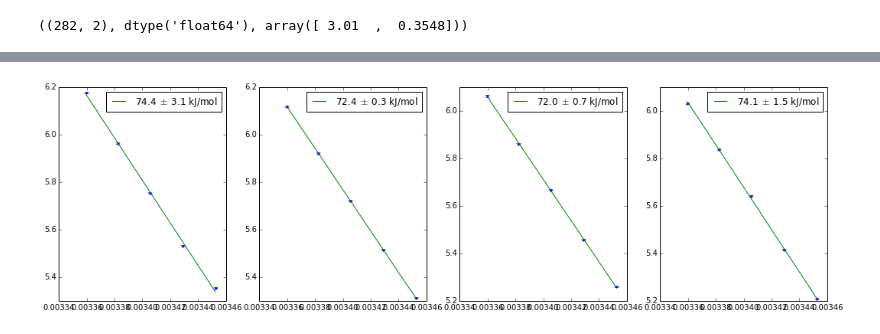
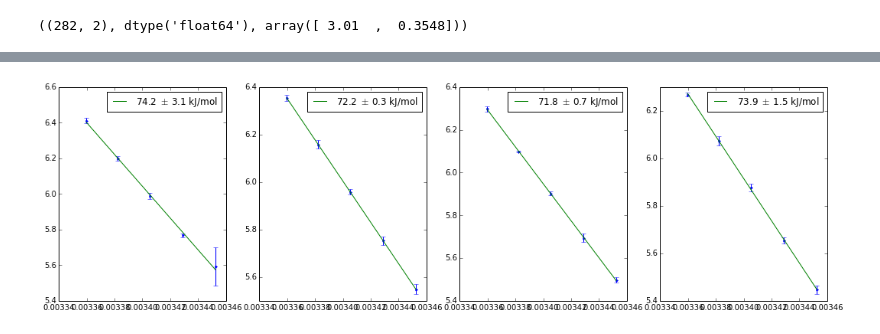
Before and after one commit to cagus/stopped_flow, a Jupyter notebook: misc/spec_data2.ipynb, the cells around one changed output, grey strips where cells are left out. Cells and saved outputs as stored; diff of their text form; code cells hidden in the pictures.

```diff
--- a/misc/spec_data2.ipynb
+++ b/misc/spec_data2.ipynb
@@ -73,10 +112,10 @@ funcs = collections.OrderedDict([
 # %%
-data = {}
+data = {}  # data files are of different lenght, hence not possible to put in one array
 def commadecimal2float(s):
     return float(s.replace(',', '.'))
 for Itok in Itoks:
     for deciC in deciCs:
-        for idx in range(7):
+        for idx in range(nreplicates):
             arr = np.loadtxt(
                 os.path.join('spec_data2', Itok, str(deciC//10) + '.' + str(deciC % 10) + '/' + str(idx+1) + '.txt'),
                 converters=dict(zip(range(2), [commadecimal2float]*2)))
@@ -153,0 +191,28 @@ rel_err.items()
+# %%
+pooled_fits = np.empty((ntoks, ntemps, nfuncs, nparams, 2))
+rel_err_k = collections.defaultdict(float)
+for idxT, deciC in enumerate(deciCs):
+    for idxI, Itok in enumerate(Itoks):
+        for idxF, funckey in enumerate(funcs):
+            weighted_sum = np.zeros(nparams)
+            sum_of_weights = np.zeros(nparams)
+            for idxR in range(nreplicates):
+                popt = all_popt[idxI, idxT, idxF, idxR, :]
+                pcov = all_pcov[idxI, idxT, idxF, idxR, :, :]
+                for idxP in range(nparams):
+                    weighted_sum[idxP] += popt[idxP]/pcov[idxP, idxP]
+                    sum_of_weights[idxP] += 1/pcov[idxP, idxP]
+            mean = weighted_sum/sum_of_weights
+            var = np.zeros(nparams)
+            for idx in range(nreplicates):
+                popt = all_popt[idxI, idxT, idxF, idxR, :]
+                pcov = all_pcov[idxI, idxT, idxF, idxR, :, :]
+                for idxP in range(nparams):
+                    var += (mean[idxP] - popt[idxP])**2/pcov[idxP, idxP]
+            var /= (nreplicates-1)*sum_of_weights
+            pooled_fits[idxI, idxT, idxF, :, 0] = mean
+            pooled_fits[idxI, idxT, idxF, :, 1] = var
+            #pooled_fits[Itok, deciC, funckey] = (kmean, kvar**0.5)
+            rel_err_k[funckey] += var[0]**0.5/mean[0]
+pooled_fits
+rel_err_k.items()
@@ -154,8 +228,6 @@ rel_err.items()
 # %%
 chosen_funckey = 'binary_rev'
-kf = np.empty((len(Itoks), len(deciCs), 2))
-for idxI, Itok in enumerate(Itoks):
-    for idxT, deciC in enumerate(deciCs):
-        kf[idxI, idxT, :] = pooled_fits[Itok, deciC, chosen_funckey]
+kf = pooled_fits[:, :, funcs.keys().index(chosen_funckey), 0, :]
 logkf = np.log(kf[:, :, 0])
 dlogkf = (np.log(kf[:, :, 0] + kf[:, :, 1]**0.5) - np.log(kf[:, :, 0] - kf[:, :, 1]**0.5))/2
+kf
@@ -162,11 +252,15 @@ dlogkf = (np.log(kf[:, :, 0] + kf[:, :, 1]**0.5) - np.log(kf[:, :, 0] - kf[:, :,
 # %%
 plt.figure(figsize=(18,5))
+arrhenius_params = np.empty((ntoks, 2, 2))
 for Iidx, Itok in enumerate(Itoks):
     plt.subplot(1, 4, Iidx + 1)
     popt, pcov = np.polyfit(1/tempKs, logkf[Iidx, :], 1, cov=True)
+    arrhenius_params[Iidx, :, 0] = popt[:]
+    for i in range(2):
+        arrhenius_params[Iidx, i, 1] = pcov[i, i]
     plt.errorbar(1/tempKs, logkf[Iidx, :], dlogkf[Iidx, :], marker='.', ls='None')
     lbl = '{0:.1f} $\pm$ {1:.1f} kJ/mol'.format(popt[0]*-8.314511e-3, pcov[0,0]**0.5 * 8.314511e-3)
     plt.plot(1/tempKs, np.polyval(popt, 1/tempKs), label=lbl)
     plt.legend(loc='best')
 # %% [output]
-[figure, old version]
+[figure, new version]
```
Also changed, not shown: parts of 27 cells of this notebook, 2 other files.
